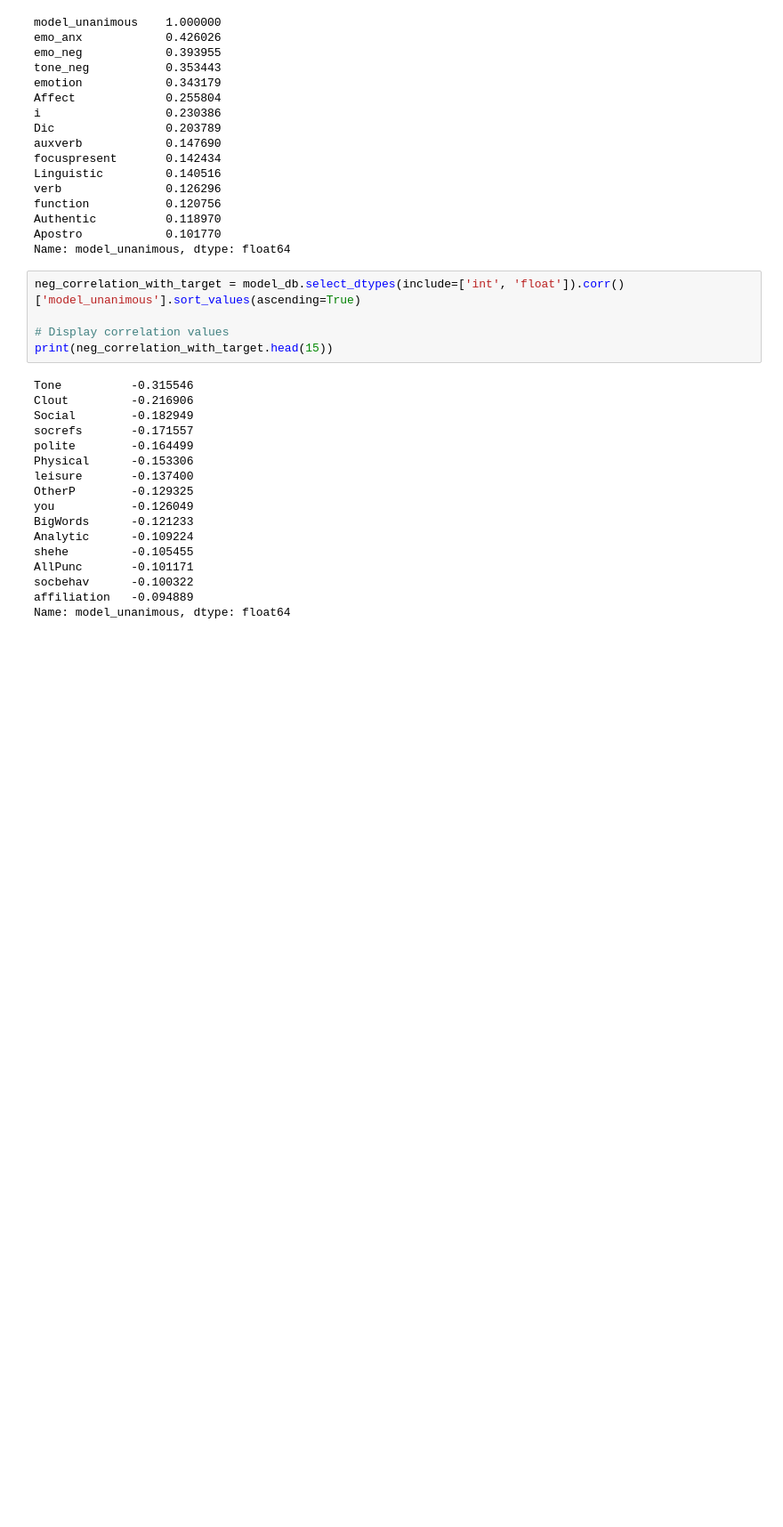
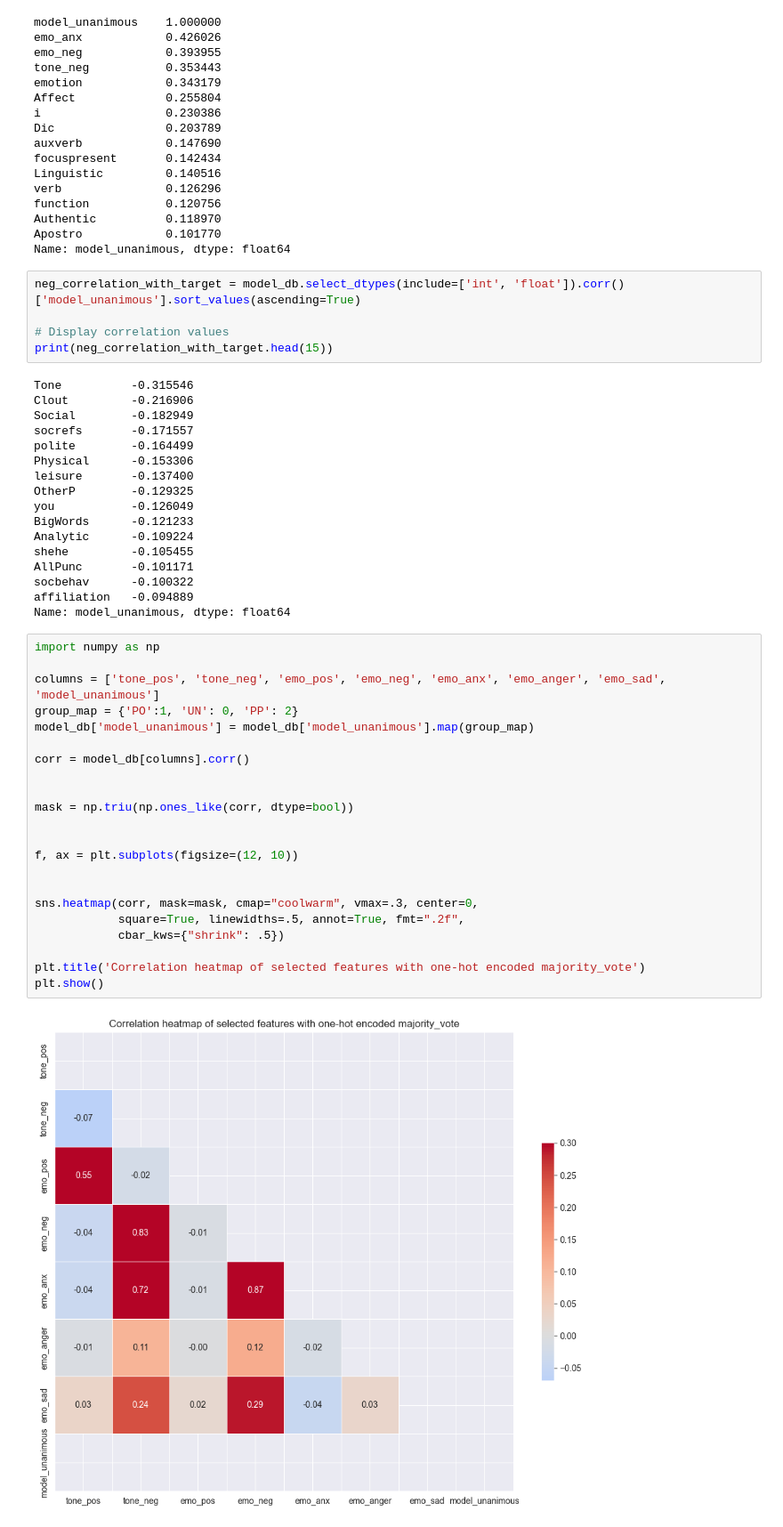
Before and after one commit to loomkoom/hackathon-2, a Jupyter notebook: visualization_analysis/model_annotation.ipynb, the cells around one changed output. Shown at 89% size. Cells and saved outputs as stored; diff of their text form; blank space fills up the shorter version.

```diff
--- a/visualization_analysis/model_annotation.ipynb
+++ b/visualization_analysis/model_annotation.ipynb
@@ -138,5 +138,29 @@ AllPunc       -0.101171
 socbehav      -0.100322
 affiliation   -0.094889
 Name: model_unanimous, dtype: float64
+# %%
+import numpy as np
+
+columns = ['tone_pos', 'tone_neg', 'emo_pos', 'emo_neg', 'emo_anx', 'emo_anger', 'emo_sad', 'model_unanimous']
+group_map = {'PO':1, 'UN': 0, 'PP': 2}
+model_db['model_unanimous'] = model_db['model_unanimous'].map(group_map)
+
+corr = model_db[columns].corr()
+
+
+mask = np.triu(np.ones_like(corr, dtype=bool))
+
+
+f, ax = plt.subplots(figsize=(12, 10))
+
+
+sns.heatmap(corr, mask=mask, cmap="coolwarm", vmax=.3, center=0,
+            square=True, linewidths=.5, annot=True, fmt=".2f",
+            cbar_kws={"shrink": .5})
+
+plt.title('Correlation heatmap of selected features with one-hot encoded majority_vote')
+plt.show()
+# %% [output]
+[figure, added]
 # %%
 model_db.head(10)
```
Also changed, not shown: parts of 2 cells of this notebook.
